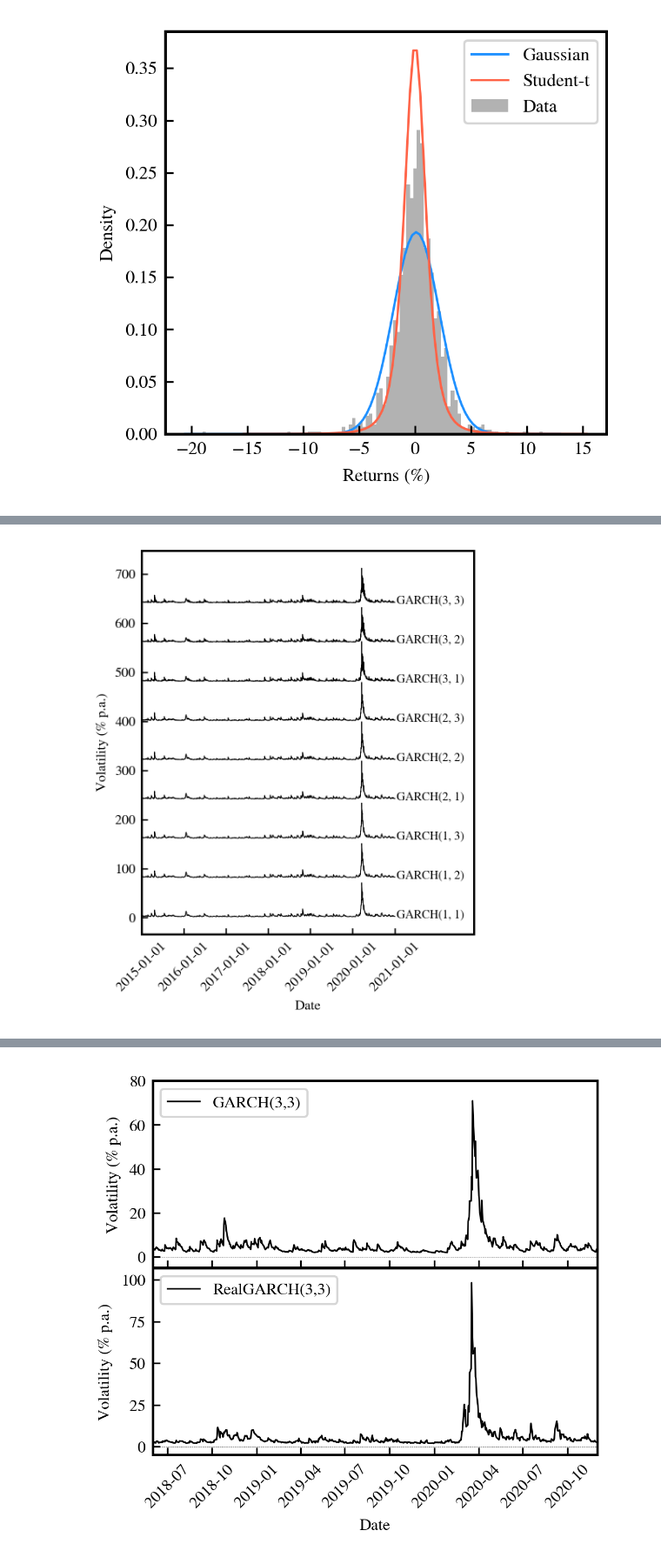
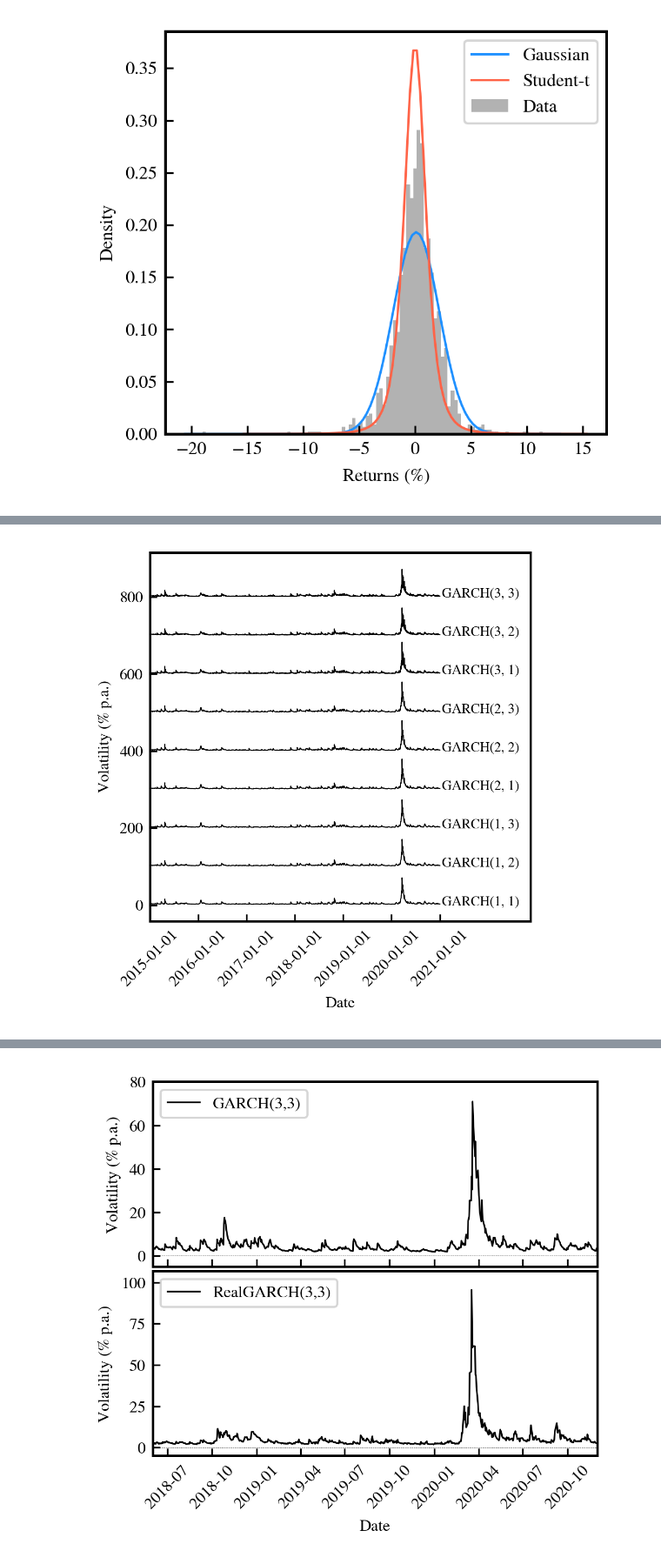
Before and after one commit to LuukOudshoorn25/HighFrequencyTrading, a Jupyter notebook: Code.ipynb, the cells around one changed output, grey strips where cells are left out. Shown at 87% size. Drawn from its saved outputs; the diff is of its cells as text; code cells hidden in the pictures.

Commit message:
Super efficient parallel fitting class with memory, plotting and AIC / llikhood scores

```diff
--- a/Code.ipynb
+++ b/Code.ipynb
@@ -797,44 +797,61 @@ class estimate_GARCH():
         return daily_returns.index,sigma2#np.sqrt(sigma2)*np.sqrt(252)
 
     def return_llik_AIC_BIC(self):
-        return self.AIC,self.BIC,self.llik_opt
+        return self.AIC,self.llik_opt
 # %%
+class parallel_GARCH_fitter():
+    def __init__(self):
+        self.fittedGARCHES,self.garch_AIC_BIC_llikhood=self.simultaneous_fit(modelfamily='GARCH')
+        self.fittedRealGARCHES,self.Realgarch_AIC_BIC_llikhood=self.simultaneous_fit(modelfamily='RealGARCH')
+        self.concat()
+        self.return_vars()
+
+    def concat(self):
+        self.allGARCH_AIC_llikhood = pd.concat((self.garch_AIC_BIC_llikhood,self.Realgarch_AIC_BIC_llikhood))
+
+    def return_vars(self) :
+        return self.fittedGARCHES, self.fittedRealGARCHES, self.allGARCH_AIC_llikhood
 
 
-def exists(name):
-    return (name in sys._getframe(1).f_locals  # caller's locals
-         or name in sys._getframe(1).f_globals # caller's globals
-         or name in vars(__builtin__)          # built-in
-    )
+    def exists(self,name):
+        return (name in sys._getframe(1).f_locals  # caller's locals
+             or name in sys._getframe(1).f_globals # caller's globals
+             or name in vars(__builtin__)          # built-in
+        )
 
-def simultaneous_fit():
-    pqpairs = []
-    for i in range(1,4):
-        for j in range(1,4):
-            pqpairs.append((i,j))
-    if exists('fittedGARCHES'):
-        # See if we did this already
-        toplot = fittedGARCHES
-    else:
-        # if not, fit them all simultaneous
-        toplot = Parallel(n_jobs=8)(delayed(estimate_GARCH)(model='GARCH',p=w[0],q=w[1]) for w in pqpairs)
-    # Start plotting
-    fig,ax=plt.subplots(figsize=(3.321,4))
-    for i,model in enumerate(fittedGARCHES):
-        x,y = model.return_vola()
-        ax.plot(x,y+80*i,lw=0.5,color='black')
-        plt.annotate('GARCH'+str(pqpairs[i]),xy=(x[-1]+datetime.timedelta(days=15),y[0]+80*i-5),size=7)
-    ax.set_xlim(datetime.datetime(2015,1,1,9,35,0),datetime.datetime(2022,11,16,16,15,0))
-    ax.set_xlabel('Date')
-    ax.set_ylabel('Volatility (% p.a.)')
-    ax.set_xticks(ax.get_xticks()[:-1])
-    plt.xticks(rotation=45)
-    plt.tight_layout()
-    plt.savefig('allGARCHmodels.pdf',bbox_inches='tight')
-    df=pd.DataFrame({'AIC':[], 'BIC':[],'llikhood':[]})
-    for i,model in enumerate(toplot):
-        modelname = 'GARCH'+str(pqpairs[i])
-        df.loc[modelname]=model.return_llik_AIC_BIC()
-    return toplot,df
-fittedGARCHES,garch_AIC_BIC_llikhood=simultaneous_fit()
+    def simultaneous_fit(self,modelfamily='GARCH'):
+        pqpairs = []
+        for i in range(1,4):
+            for j in range(1,4):
+                pqpairs.append((i,j))
+        if exists('fittedGARCHES') and modelfamily=='GARCH':
+            # See if we did this already
+            toplot = fittedGARCHES
+        elif exists('fittedRealGARCHES') and modelfamily=='RealGARCH':
+            toplot = fittedRealGARCHES
+        else:
+            # if not, fit them all simultaneous
+            toplot = Parallel(n_jobs=8)(delayed(estimate_GARCH)(model=modelfamily,p=w[0],q=w[1]) for w in pqpairs)
+        # Start plotting
+        fig,ax=plt.subplots(figsize=(3.321,3.5))
+        for i,model in enumerate(toplot):
+            x,y = model.return_vola()
+            ax.plot(x,y+100*i,lw=0.5,color='black')
+            plt.annotate(modelfamily+str(pqpairs[i]),xy=(x[-1]+datetime.timedelta(days=15),y[0]+100*i-5),size=7)
+        deltatime = datetime.datetime(2022,11,16,16,15,0) if modelfamily=='GARCH' else datetime.datetime(2023,6,16,16,15,0)
+        ax.set_xlim(datetime.datetime(2015,1,1,9,35,0),deltatime)
+        ax.set_xlabel('Date')
+        ax.set_ylabel('Volatility (% p.a.)')
+        ax.set_xticks(ax.get_xticks()[:-1])
+        plt.xticks(rotation=45)
+        plt.tight_layout()
+        plt.savefig('all'+modelfamily+'models.pdf',bbox_inches='tight')
+        df=pd.DataFrame({'AIC':[],'llikhood':[]})
+        for i,model in enumerate(toplot):
+            modelname = modelfamily+str(pqpairs[i])
+            df.loc[modelname]=model.return_llik_AIC_BIC()
+        return toplot,df
+
+fittedGARCHES, fittedRealGARCHES, allGARCH_AIC_llikhood = parallel_GARCH_fitter().return_vars()
+allGARCH_AIC_llikhood
 # %% [output]
@@ -841 +875 @@ fittedGARCHES,garch_AIC_BIC_llikhood=simultaneous_fit()
-[figure, old version]
+[figure, new version]
```
Also changed, not shown: parts of 2 cells of this notebook, 5 other files.
